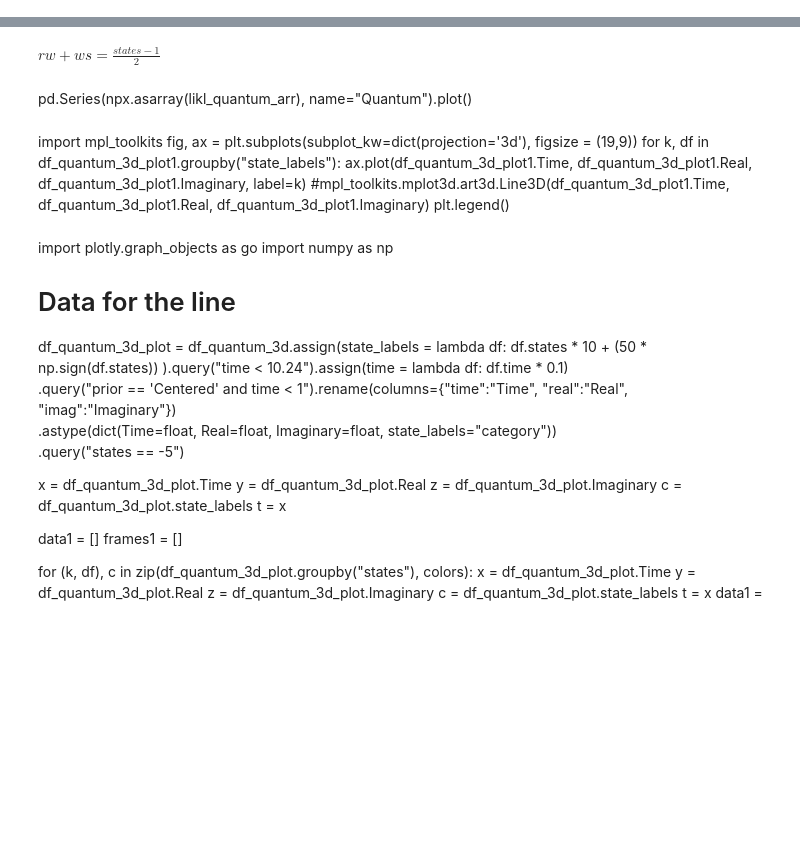
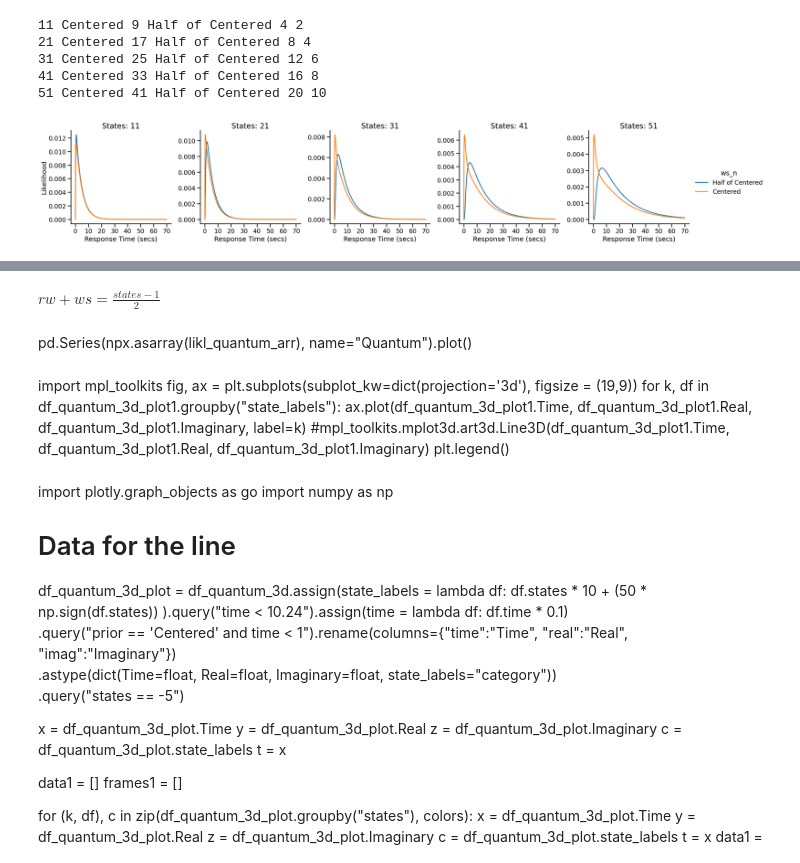
Before and after one commit to rkmalaiya/stochastic_cognitive_dynamics, a Jupyter notebook: poc/Diffusion_Quantum_Discrete_Continuous_Time.ipynb, the cells around one changed output, grey strips where cells are left out. Saved outputs shown, nothing was run; the diff lists cells and outputs as text; code cells hidden in the pictures; blank space fills up the shorter version.

```diff
--- a/poc/Diffusion_Quantum_Discrete_Continuous_Time.ipynb
+++ b/poc/Diffusion_Quantum_Discrete_Continuous_Time.ipynb
@@ -106,17 +175,18 @@ phi_0_markov1
 likl_markov_arr = []
 likl_quantum_arr = []
 
-m_mu1, m_sigma1, delta, T = npx.asarray([[0.56]]), npx.asarray([[20.09]]), 0.1, 70
+m_mu1, m_sigma1, delta, T = npx.asarray([[0.56]]), npx.asarray([[20.09]]), 0.1, 40
 #m_mu1, m_sigma1, delta, T = npx.asarray([[1.3099718]]), npx.asarray([[8.859912]]), 0.1, 70
 
 q_mu1, q_sigma1, delta, T = npx.asarray([[2]]), npx.asarray([[1]]), 0.1, 70
 
-for n, Mid1, r in zip([11,13,15,21,51,101], [3,5,7,11,20,40], [1,2,3,4,5,10]):
+for n, _, r in zip([11,21,31,41,51], [5,17,25,33,41], [1,2,3,4,5]):
     #Mid = (n+1)//2
-    #Mid1 = (n-2*r)//2
+    Mid1 = (n-2*r)
+    Mid2 = (n-2*r)//2
 
-
-    for w, w_n in zip([Mid1-2, Mid1-1, Mid1], ["<<1/2", "<1/2", "1/2"]):
+    print(n,"Centered",Mid1,"Half of Centered",Mid2,2*r)
+    for w, w_n in zip([Mid2, Mid1], ["Half of Centered", "Centered"]):
 
         phi_0_markov1 = ca._get_initial_state(n, w,0,model_type="Markov", prior_type="Centered")
         phi_0_quantum1 = ca._get_initial_state(n, w,0,model_type="Quantum" , prior_type="Centered")
@@ -136,7 +206,6 @@ for n, Mid1, r in zip([11,13,15,21,51,101], [3,5,7,11,20,40], [1,2,3,4,5,10]):
                                     transition_type="TIMESTEP", likelihood_type="SINGLE", model_type="Markov")
             likl_markov_arr.append(pd.DataFrame({"likl":(np.array(likl_markov).sum()), "model":"Markov", "time":[t], "states":n, "ws":w, "ws_n":w_n}))
 
-
             likl_quantum = ca.likelihood(intensity_matrix=intensity_matrix_quantum1, phi_0=phi_0_quantum1, delta=delta,
                                     RT_s=npx.asarray([[t]]), RA_s=npx.asarray([[1]]),
                                     Mc=q_Mc1, Mw=q_Mw1, Mn=q_Mn1,
@@ -151,4 +220,9 @@ for n, Mid1, r in zip([11,13,15,21,51,101], [3,5,7,11,20,40], [1,2,3,4,5,10]):
 df_markov_plot_n = pd.concat(likl_markov_arr).astype({"states":"category"})
 df_quantum_plot_n = pd.concat(likl_quantum_arr).astype({"states":"category"})
 df_plot_n = pd.concat([df_markov_plot_n.assign(model="Diffusion"), df_quantum_plot_n.assign(model="Quantum")])
-df_plot_n
+# %% [output]
+11 Centered 9 Half of Centered 4 2
+21 Centered 17 Half of Centered 8 4
+31 Centered 25 Half of Centered 12 6
+41 Centered 33 Half of Centered 16 8
+51 Centered 41 Half of Centered 20 10
@@ -157,7 +231,9 @@ df_plot_n.query("states==101")
 # %%
-with sns.plotting_context("talk", font_scale=1.7):
-    f = sns.relplot(df_plot_n.query("ws_n=='1/2' and model=='Diffusion' and states.isin((11,51,101))"),
-    x="time", y="likl", hue="states", aspect=4,
+with sns.plotting_context("talk", font_scale=1):
+    f = sns.relplot(df_plot_n.query("model=='Diffusion'"),
+    x="time", y="likl", hue="ws_n", col="states", aspect=1,
     kind="line", facet_kws={"sharey":False, "sharex":False})
     f.set_axis_labels(x_var="Response Time (secs)", y_var="Likelihood")
-    f.set_titles("{row_name}", size=50)
+    f.set_titles("States: {col_name}", size=20)
+# %% [output]
+[figure, added]
```
Also changed, not shown: parts of 18 cells of this notebook, 2 other files.
